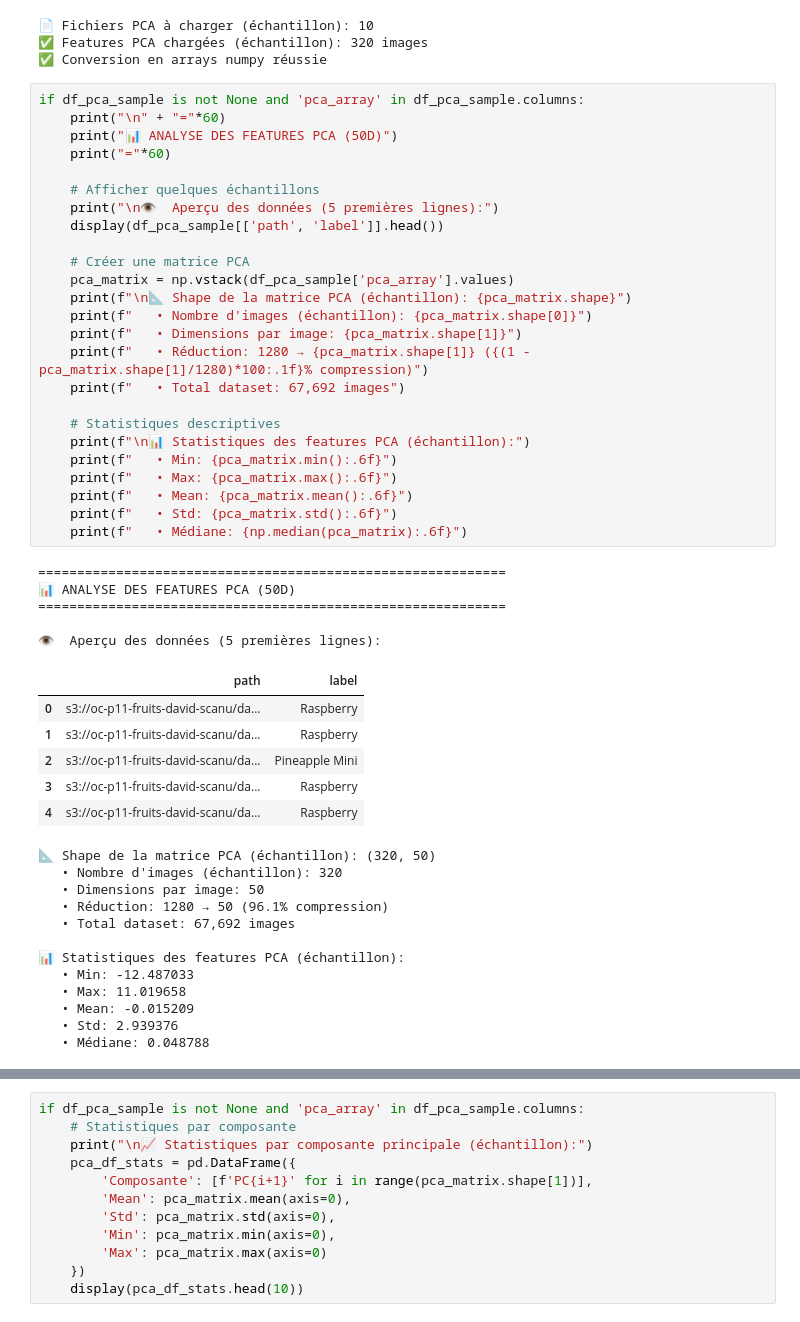
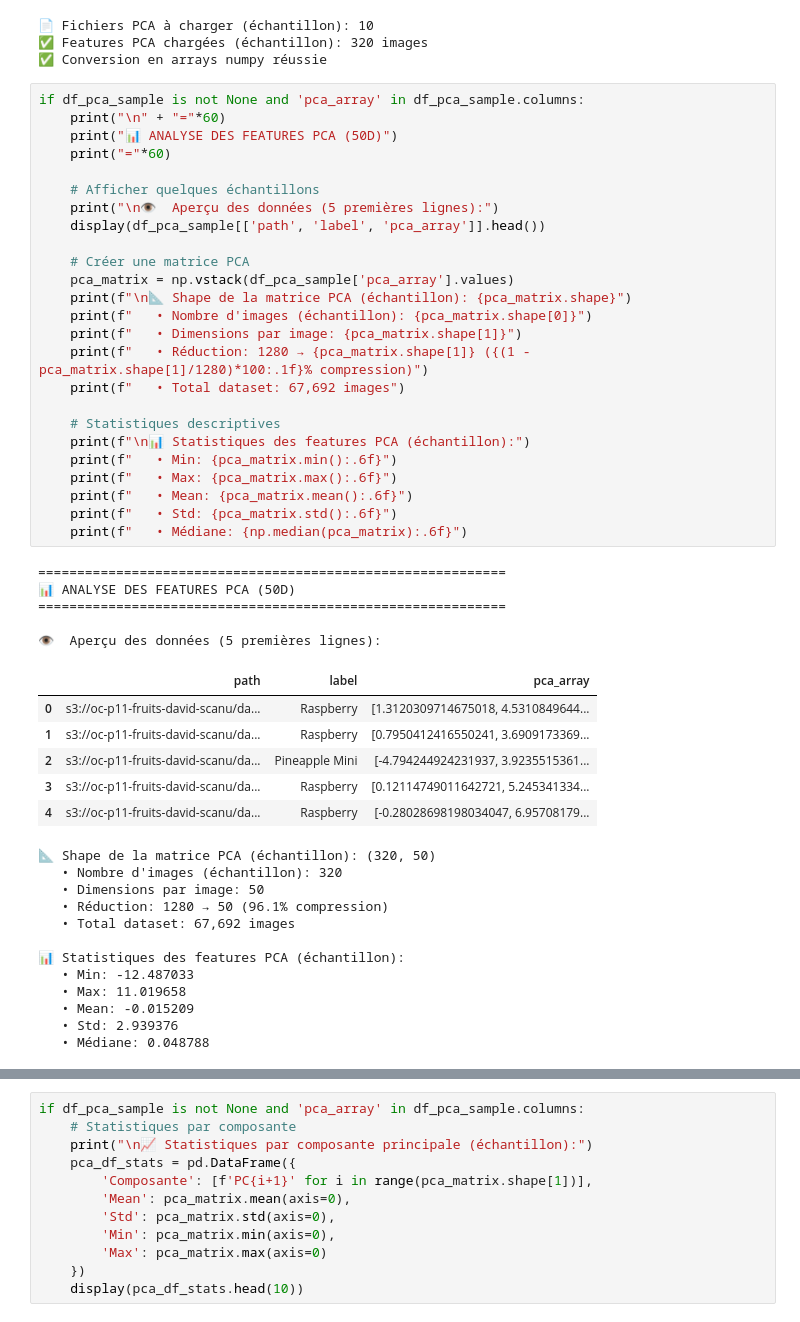
Before and after one commit to DavidScanu/oc-ai-engineer-p11-realisez-traitement-environnement-big-data-cloud, a Jupyter notebook: traitement/etape_2/outputs/output-full/resultats-full.ipynb, the cells around one changed output, grey strips where cells are left out. Cells and saved outputs as stored; diff of their text form.

Commit message:
feat: Refactor PCA output in Jupyter notebook: update execution counts, add PCA array to results, and export to CSV

```diff
--- a/traitement/etape_2/outputs/output-full/resultats-full.ipynb
+++ b/traitement/etape_2/outputs/output-full/resultats-full.ipynb
@@ -272,40 +272,40 @@ else:
 # %%
 if df_pca_sample is not None and 'pca_array' in df_pca_sample.columns:
     print("\n" + "="*60)
     print("📊 ANALYSE DES FEATURES PCA (50D)")
     print("="*60)
 
     # Afficher quelques échantillons
     print("\n👁️  Aperçu des données (5 premières lignes):")
-    display(df_pca_sample[['path', 'label']].head())
+    display(df_pca_sample[['path', 'label', 'pca_array']].head())
 
     # Créer une matrice PCA
     pca_matrix = np.vstack(df_pca_sample['pca_array'].values)
     print(f"\n📐 Shape de la matrice PCA (échantillon): {pca_matrix.shape}")
     print(f"   • Nombre d'images (échantillon): {pca_matrix.shape[0]}")
     print(f"   • Dimensions par image: {pca_matrix.shape[1]}")
     print(f"   • Réduction: 1280 → {pca_matrix.shape[1]} ({(1 - pca_matrix.shape[1]/1280)*100:.1f}% compression)")
     print(f"   • Total dataset: 67,692 images")
 
     # Statistiques descriptives
     print(f"\n📊 Statistiques des features PCA (échantillon):")
     print(f"   • Min: {pca_matrix.min():.6f}")
     print(f"   • Max: {pca_matrix.max():.6f}")
     print(f"   • Mean: {pca_matrix.mean():.6f}")
     print(f"   • Std: {pca_matrix.std():.6f}")
     print(f"   • Médiane: {np.median(pca_matrix):.6f}")
 # %% [output]
 ============================================================
 📊 ANALYSE DES FEATURES PCA (50D)
 ============================================================
 
 👁️  Aperçu des données (5 premières lignes):
-|  | path | label |
-| 0 | s3://oc-p11-fruits-david-scanu/da... | Raspberry |
-| 1 | s3://oc-p11-fruits-david-scanu/da... | Raspberry |
-| 2 | s3://oc-p11-fruits-david-scanu/da... | Pineapple Mini |
-| 3 | s3://oc-p11-fruits-david-scanu/da... | Raspberry |
-| 4 | s3://oc-p11-fruits-david-scanu/da... | Raspberry |
+|  | path | label | pca_array |
+| 0 | s3://oc-p11-fruits-david-scanu/da... | Raspberry | [1.3120309714675018, 4.5310849644... |
+| 1 | s3://oc-p11-fruits-david-scanu/da... | Raspberry | [0.7950412416550241, 3.6909173369... |
+| 2 | s3://oc-p11-fruits-david-scanu/da... | Pineapple Mini | [-4.794244924231937, 3.9235515361... |
+| 3 | s3://oc-p11-fruits-david-scanu/da... | Raspberry | [0.12114749011642721, 5.245341334... |
+| 4 | s3://oc-p11-fruits-david-scanu/da... | Raspberry | [-0.28028698198034047, 6.95708179... |
 📐 Shape de la matrice PCA (échantillon): (320, 50)
    • Nombre d'images (échantillon): 320
    • Dimensions par image: 50
```
Also changed, not shown: parts of 1 cell of this notebook, 1 other file.
